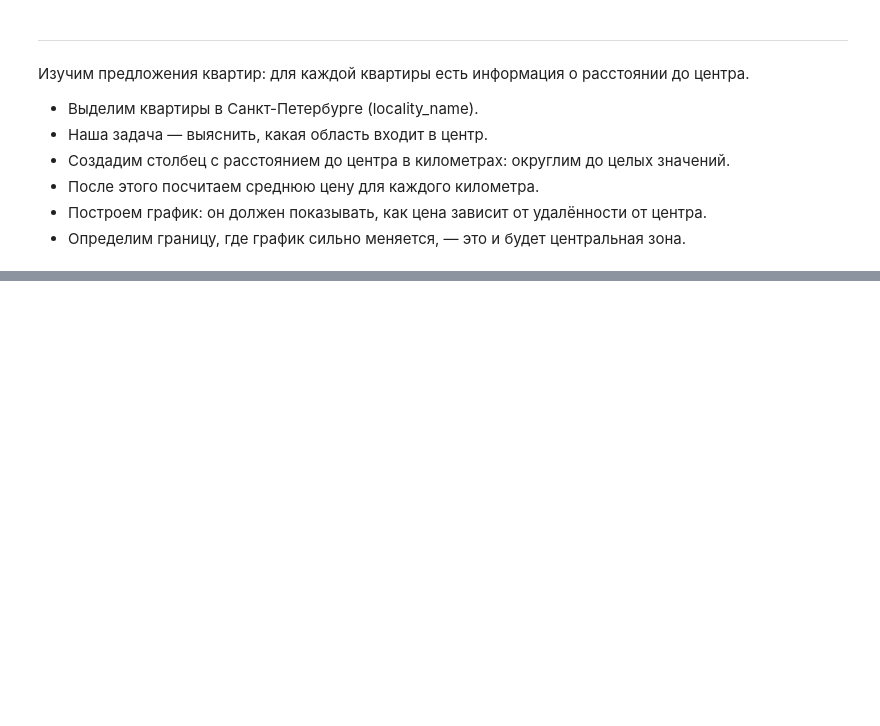
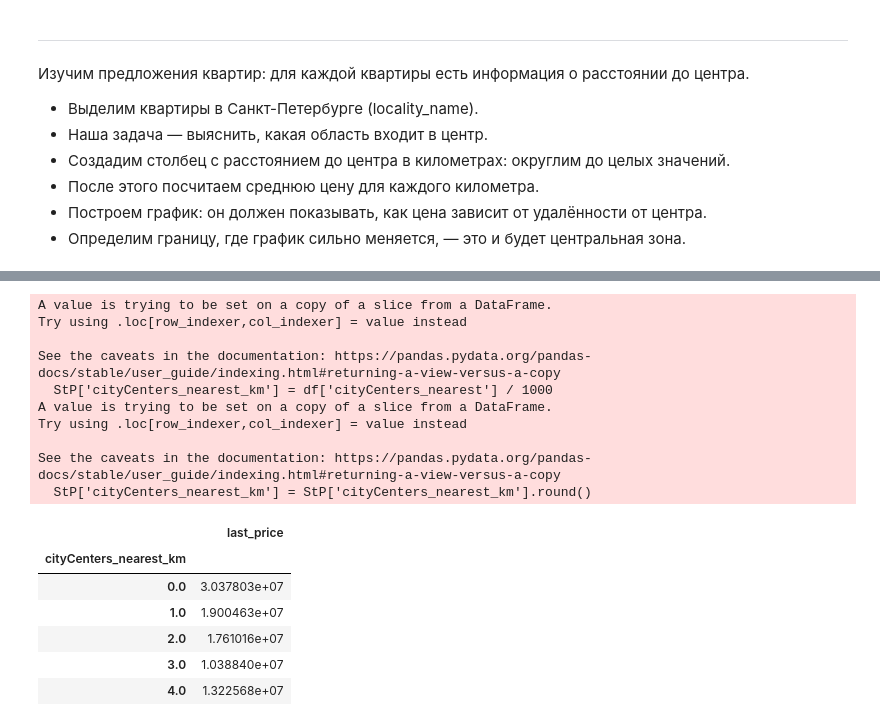
Before and after one commit to hactac9i/-----------------_------, a Jupyter notebook: real_estate_data.ipynb, the cells around one changed output, grey strips where cells are left out. Saved outputs shown, nothing was run; the diff lists cells and outputs as text; code cells hidden in the pictures; blank space fills up the shorter version.

```diff
--- a/real_estate_data.ipynb
+++ b/real_estate_data.ipynb
@@ -595,0 +628,25 @@ ______________
+# %%
+
+StP = df[df['locality_name'] == 'Санкт-Петербург']
+StP['cityCenters_nearest_km'] = df['cityCenters_nearest'] / 1000
+StP['cityCenters_nearest_km'] = StP['cityCenters_nearest_km'].round()
+table = pd.pivot_table(StP, values='last_price', index='cityCenters_nearest_km', aggfunc='mean')
+table.head()
+# %% [output]
+A value is trying to be set on a copy of a slice from a DataFrame.
+Try using .loc[row_indexer,col_indexer] = value instead
+
+See the caveats in the documentation: https://pandas.pydata.org/pandas-docs/stable/user_guide/indexing.html#returning-a-view-versus-a-copy
+  StP['cityCenters_nearest_km'] = df['cityCenters_nearest'] / 1000
+A value is trying to be set on a copy of a slice from a DataFrame.
+Try using .loc[row_indexer,col_indexer] = value instead
+
+See the caveats in the documentation: https://pandas.pydata.org/pandas-docs/stable/user_guide/indexing.html#returning-a-view-versus-a-copy
+  StP['cityCenters_nearest_km'] = StP['cityCenters_nearest_km'].round()
+|  | last_price |
+| cityCenters_nearest_km |  |
+| 0.0 | 3.037803e+07 |
+| 1.0 | 1.900463e+07 |
+| 2.0 | 1.761016e+07 |
+| 3.0 | 1.038840e+07 |
+| 4.0 | 1.322568e+07 |
```
Also changed, not shown: parts of 5 cells of this notebook.
